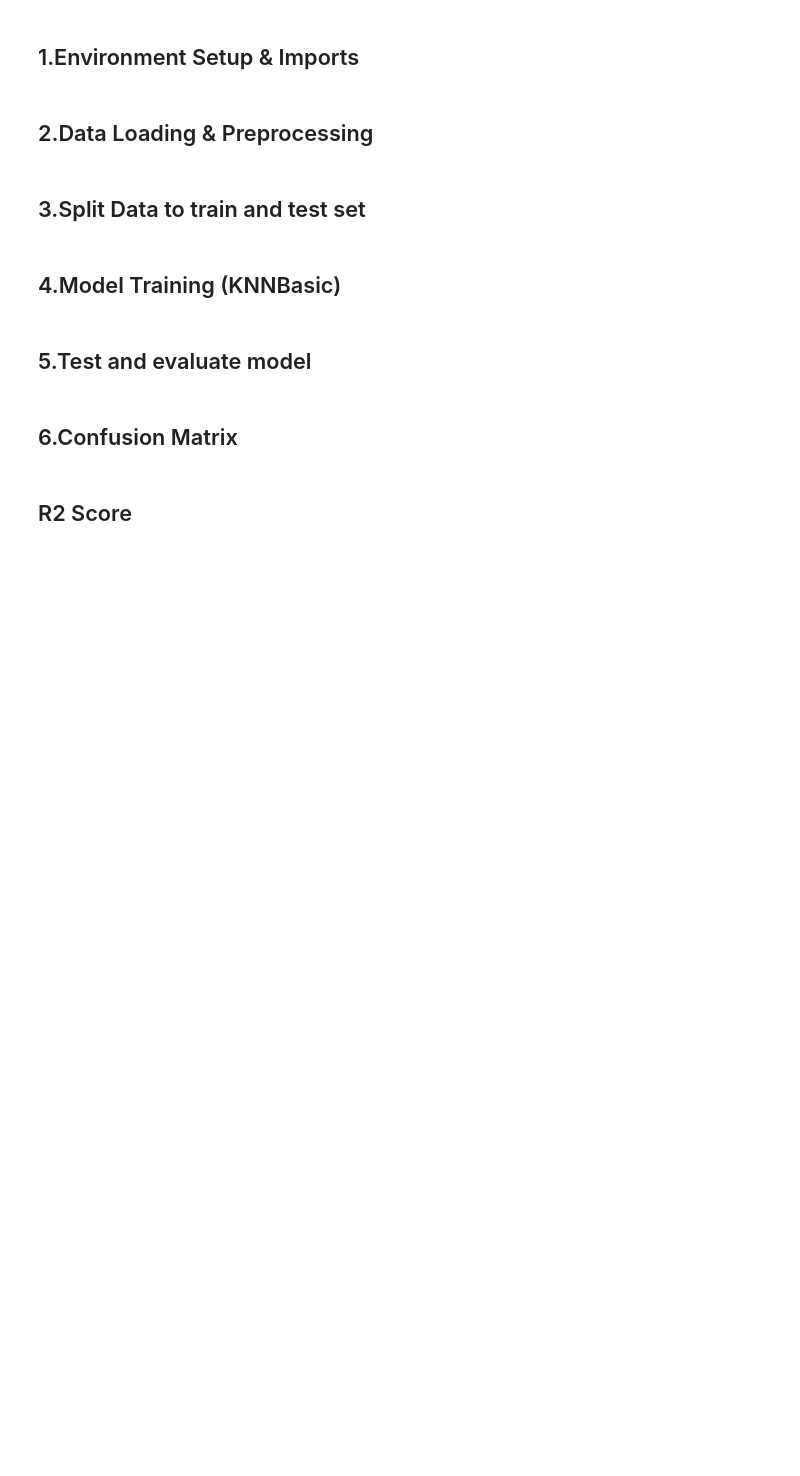
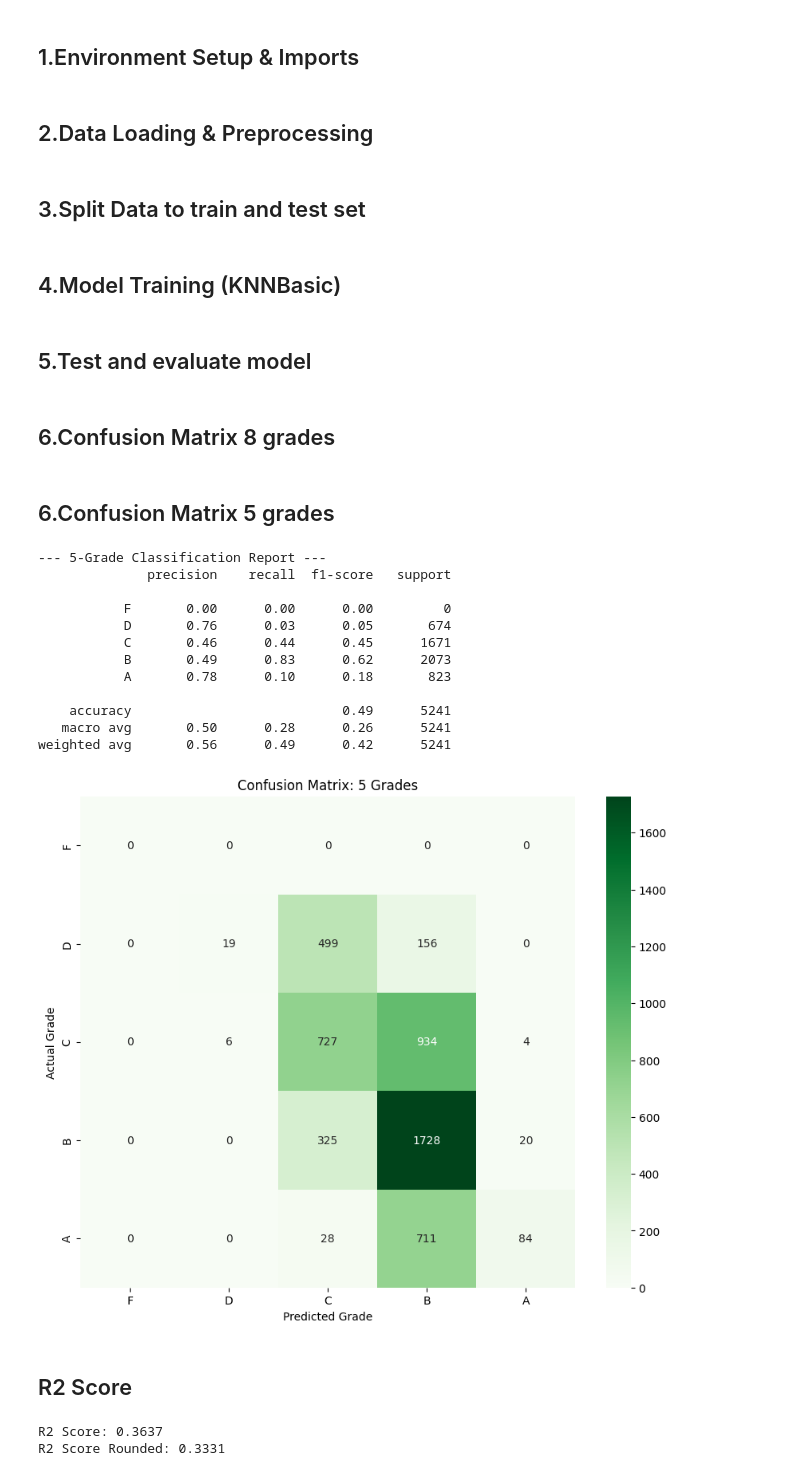
Before and after one commit to papangkorn00/ResearchProject-Experiments, a Jupyter notebook: experiments/KNN1.ipynb, the cells around one changed output. Drawn from its saved outputs; the diff is of its cells as text; code cells hidden in the pictures; blank space fills up the shorter version.

Commit message:
feat: 5 grades evaluate

```diff
--- a/experiments/KNN1.ipynb
+++ b/experiments/KNN1.ipynb
@@ -118,7 +118,7 @@ for trainset, testset in loo.split(data):
     algo_user.fit(trainset)
     preds = algo_user.test(testset)
 # %% [markdown]
-## 6.Confusion Matrix
+## 6.Confusion Matrix 8 grades
 # %%
 # 1. Define Mapping: Score -> Letter
 # ต้องเรียงลำดับจากน้อยไปมาก เพื่อให้ Matrix สวยงาม
@@ -169,13 +169,63 @@ plt.show()
 # 6. Classification Report
 print("\n--- Detailed Classification Report ---")
 print(classification_report(y_true_letters, y_pred_letters, target_names=valid_labels, zero_division=0,labels=valid_labels))
+# %% [markdown]
+## 6.Confusion Matrix 5 grades
+# %%
+# Mapping: 5 Grades (Collapsing Plus grades)
+score_to_letter_5 = {
+    0.0: 'F',
+    1.0: 'D', 1.5: 'D',
+    2.0: 'C', 2.5: 'C',
+    3.0: 'B', 3.5: 'B',
+    4.0: 'A'
+}
+valid_labels_5 = ['F', 'D', 'C', 'B', 'A']
+# We still check against the full range of possible scores
+valid_scores_all = [0.0, 1.0, 1.5, 2.0, 2.5, 3.0, 3.5, 4.0]
+
+y_true_5 = [score_to_letter_5[get_nearest_grade_key(p.r_ui)] for p in pred_user]
+y_pred_5 = [score_to_letter_5[get_nearest_grade_key(p.est)] for p in pred_user]
+
+# Plot Heatmap 5 Grades
+plt.figure(figsize=(10, 8))
+cm_5 = confusion_matrix(y_true_5, y_pred_5, labels=valid_labels_5)
+sns.heatmap(cm_5, annot=True, fmt='d', cmap='Greens', xticklabels=valid_labels_5, yticklabels=valid_labels_5)
+plt.title('Confusion Matrix: 5 Grades')
+plt.xlabel('Predicted Grade')
+plt.ylabel('Actual Grade')
+
+print("\n--- 5-Grade Classification Report ---")
+print(classification_report(y_true_5, y_pred_5, target_names=valid_labels_5, labels=valid_labels_5, zero_division=0))
+# %% [output]
+--- 5-Grade Classification Report ---
+              precision    recall  f1-score   support
+
+           F       0.00      0.00      0.00         0
+           D       0.76      0.03      0.05       674
+           C       0.46      0.44      0.45      1671
+           B       0.49      0.83      0.62      2073
+           A       0.78      0.10      0.18       823
+
+    accuracy                           0.49      5241
+   macro avg       0.50      0.28      0.26      5241
+weighted avg       0.56      0.49      0.42      5241
+[figure, added]
 # %% [markdown]
 ## R2 Score
 # %%
 y_true_raw = [pred.r_ui for pred in pred_user]
 y_pred_raw = [pred.est for pred in pred_user]
 
+y_pred_rounded = [np.round(pred.est * 2) / 2 for pred in pred_user]
+
 # 2. คำนวณ R2 Score
 r2 = r2_score(y_true_raw, y_pred_raw)
+r2Rounded = r2_score(y_true_raw, y_pred_rounded)
+
 
 print(f"R2 Score: {r2:.4f}")
+print(f"R2 Score Rounded: {r2Rounded:.4f}")
+# %% [output]
+R2 Score: 0.3637
+R2 Score Rounded: 0.3331
```
